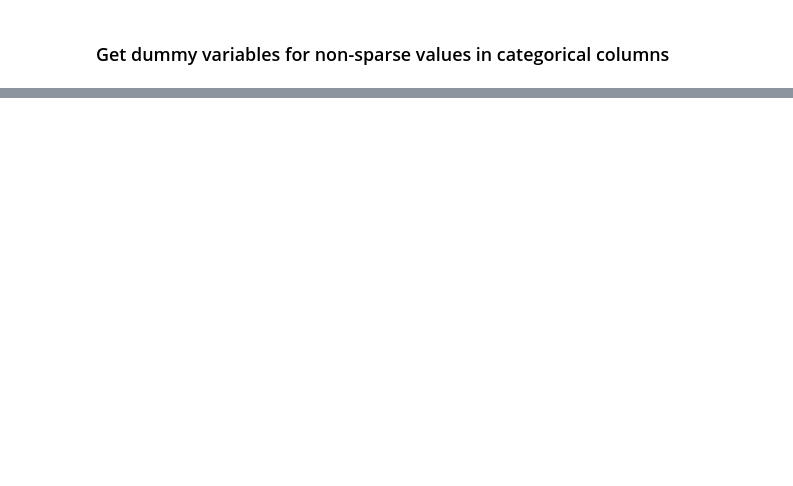
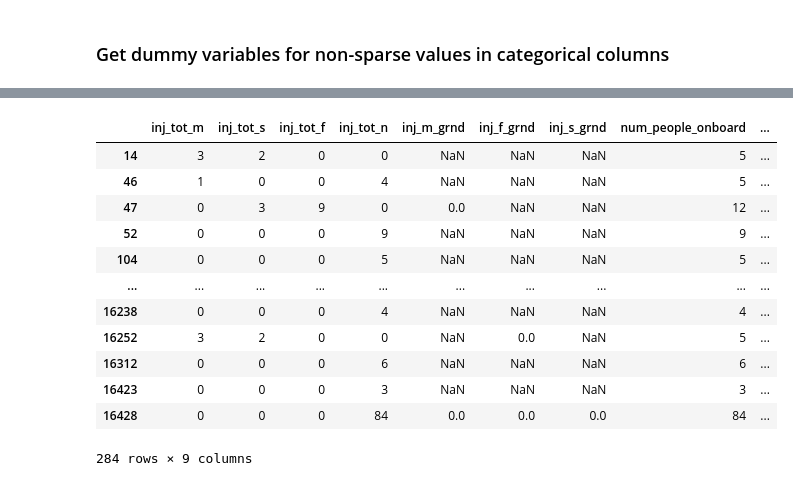
Before and after one commit to TheErdosInstitute-Summer2025-Project/aviation-project, a Jupyter notebook: jupyter-notebooks/ntsb_feature_selection.ipynb, the cells around one changed output, grey strips where cells are left out. Drawn from its saved outputs; the diff is of its cells as text; code cells hidden in the pictures; blank space fills up the shorter version.

```diff
--- a/jupyter-notebooks/ntsb_feature_selection.ipynb
+++ b/jupyter-notebooks/ntsb_feature_selection.ipynb
@@ -100,0 +113,22 @@ data.head()
+# %%
+ppl_count_cols = ['inj_tot_m', 'inj_tot_s', 'inj_tot_f', 'inj_tot_n',
+                  'inj_m_grnd', 'inj_f_grnd', 'inj_s_grnd',
+                  'num_people_onboard', 'total_seats']
+
+weird_data = data.loc[data['num_people_onboard'] > data['total_seats']]
+
+weird_data[ppl_count_cols]
+# %% [output]
+|  | inj_tot_m | inj_tot_s | inj_tot_f | inj_tot_n | inj_m_grnd | inj_f_grnd | inj_s_grnd | num_people_onboard | ... |
+| 14 | 3 | 2 | 0 | 0 | NaN | NaN | NaN | 5 | ... |
+| 46 | 1 | 0 | 0 | 4 | NaN | NaN | NaN | 5 | ... |
+| 47 | 0 | 3 | 9 | 0 | 0.0 | NaN | NaN | 12 | ... |
+| 52 | 0 | 0 | 0 | 9 | NaN | NaN | NaN | 9 | ... |
+| 104 | 0 | 0 | 0 | 5 | NaN | NaN | NaN | 5 | ... |
+| ... | ... | ... | ... | ... | ... | ... | ... | ... | ... |
+| 16238 | 0 | 0 | 0 | 4 | NaN | NaN | NaN | 4 | ... |
+| 16252 | 3 | 2 | 0 | 0 | NaN | 0.0 | NaN | 5 | ... |
+| 16312 | 0 | 0 | 0 | 6 | NaN | NaN | NaN | 6 | ... |
+| 16423 | 0 | 0 | 0 | 3 | NaN | NaN | NaN | 3 | ... |
+| 16428 | 0 | 0 | 0 | 84 | 0.0 | 0.0 | 0.0 | 84 | ... |
+284 rows × 9 columns
```
Also changed, not shown: parts of 8 cells of this notebook, 1 other file.
